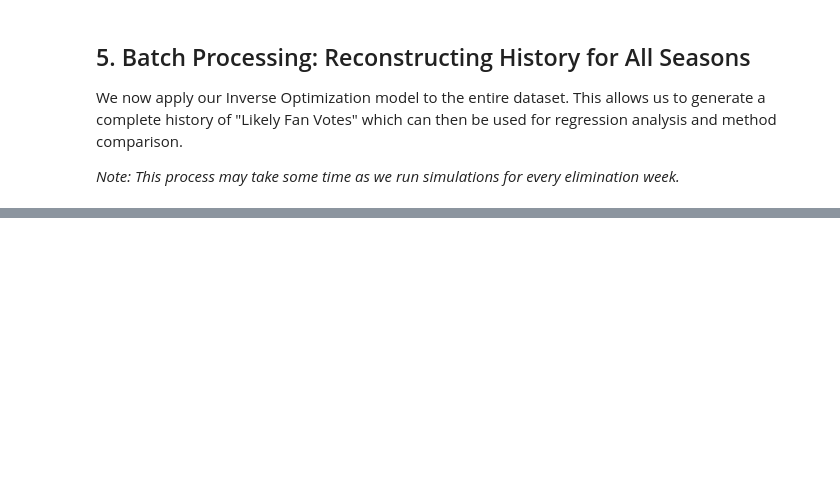
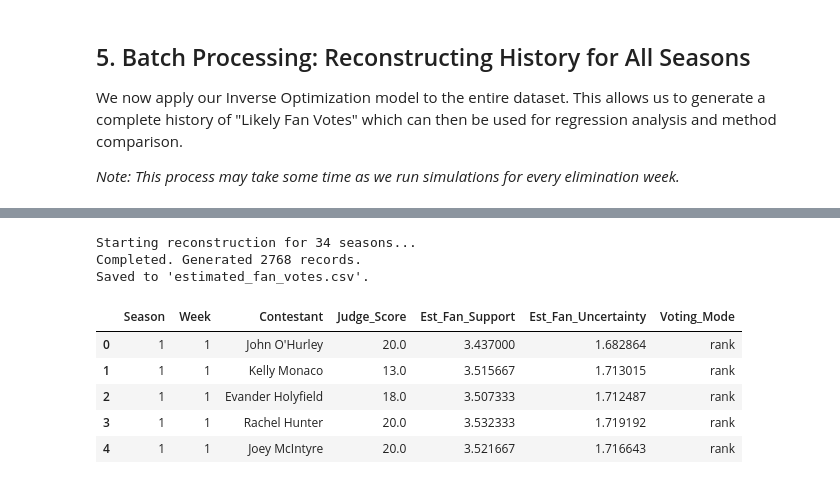
Before and after one commit to Mirakelor/Data-With-The-Stars, a Jupyter notebook: Analysis_MCM_Problem_C.ipynb, the cells around one changed output, grey strips where cells are left out. Drawn from its saved outputs; the diff is of its cells as text; code cells hidden in the pictures; blank space fills up the shorter version.

```diff
--- a/Analysis_MCM_Problem_C.ipynb
+++ b/Analysis_MCM_Problem_C.ipynb
@@ -431,3 +358,55 @@ Generated estimates for 2249 contestant-weeks.
+# %%
+# --- Main Historical Reconstruction Loop (Sequential) ---
+
+full_history_stats = []
+seasons = sorted(df_weekly['Season'].unique())
+
+print(f"Starting reconstruction for {len(seasons)} seasons...")
+
+for s in seasons:
+    weeks = sorted(df_weekly[df_weekly['Season'] == s]['Week'].unique())
+    current_season_priors = {} # Reset knowledge at start of season
+
+    for w in weeks:
+        # Sequential Simulation using updated priors
+        feasible, names, mode = simulate_fan_votes(s, w, num_samples=3000, prior_support=current_season_priors)
+
+        if feasible is not None and len(feasible) > 0:
+            means = feasible.mean(axis=0)
+            stds = feasible.std(axis=0)
+
+            # Update priors for next week (Bayesian Inertia)
+            for i, name in enumerate(names):
+                current_season_priors[name] = means[i]
+
+                full_history_stats.append({
+                    'Season': s,
+                    'Week': w,
+                    'Contestant': name,
+                    'Judge_Score': df_weekly[(df_weekly['Season']==s) & (df_weekly['Week']==w) & (df_weekly['Contestant']==name)]['JudgeScore'].values[0],
+                    'Est_Fan_Support': means[i],
+                    'Est_Fan_Uncertainty': stds[i],
+                    'Voting_Mode': mode
+                })
+
+# Save Results
+df_estimated_full = pd.DataFrame(full_history_stats)
+df_estimated_full.to_csv('estimated_fan_votes.csv', index=False)
+df_full_analysis = pd.merge(df_weekly, df_estimated_full, on=['Season', 'Week', 'Contestant'], how='left')
+
+print(f"Completed. Generated {len(df_estimated_full)} records.")
+print("Saved to 'estimated_fan_votes.csv'.")
+display(df_estimated_full.head())
+# %% [output]
+Starting reconstruction for 34 seasons...
+Completed. Generated 2768 records.
+Saved to 'estimated_fan_votes.csv'.
+|  | Season | Week | Contestant | Judge_Score | Est_Fan_Support | Est_Fan_Uncertainty | Voting_Mode |
+| 0 | 1 | 1 | John O'Hurley | 20.0 | 3.437000 | 1.682864 | rank |
+| 1 | 1 | 1 | Kelly Monaco | 13.0 | 3.515667 | 1.713015 | rank |
+| 2 | 1 | 1 | Evander Holyfield | 18.0 | 3.507333 | 1.712487 | rank |
+| 3 | 1 | 1 | Rachel Hunter | 20.0 | 3.532333 | 1.719192 | rank |
+| 4 | 1 | 1 | Joey McIntyre | 20.0 | 3.521667 | 1.716643 | rank |
 # %% [markdown]
 ## 6. Model Evaluation: Certainty and Consistency
 
```
Also changed, not shown: parts of 23 cells of this notebook, 5 other files.
